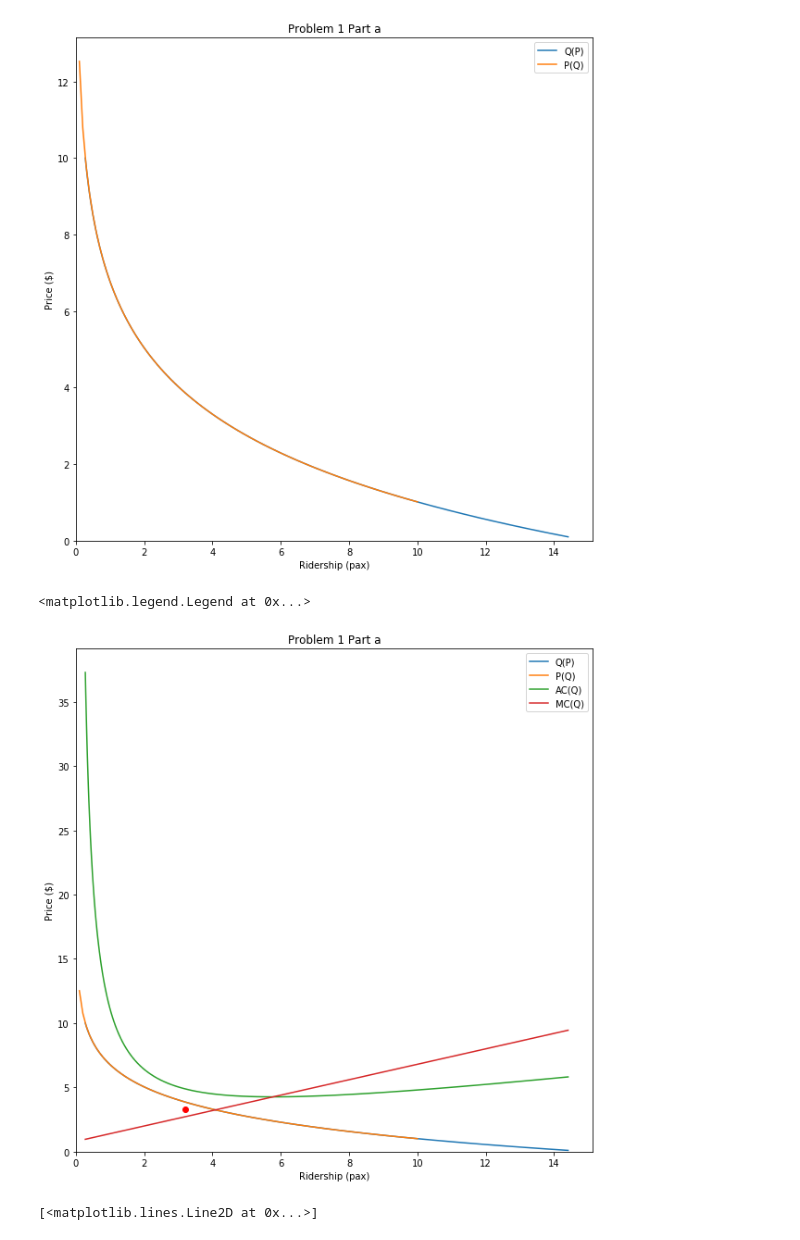
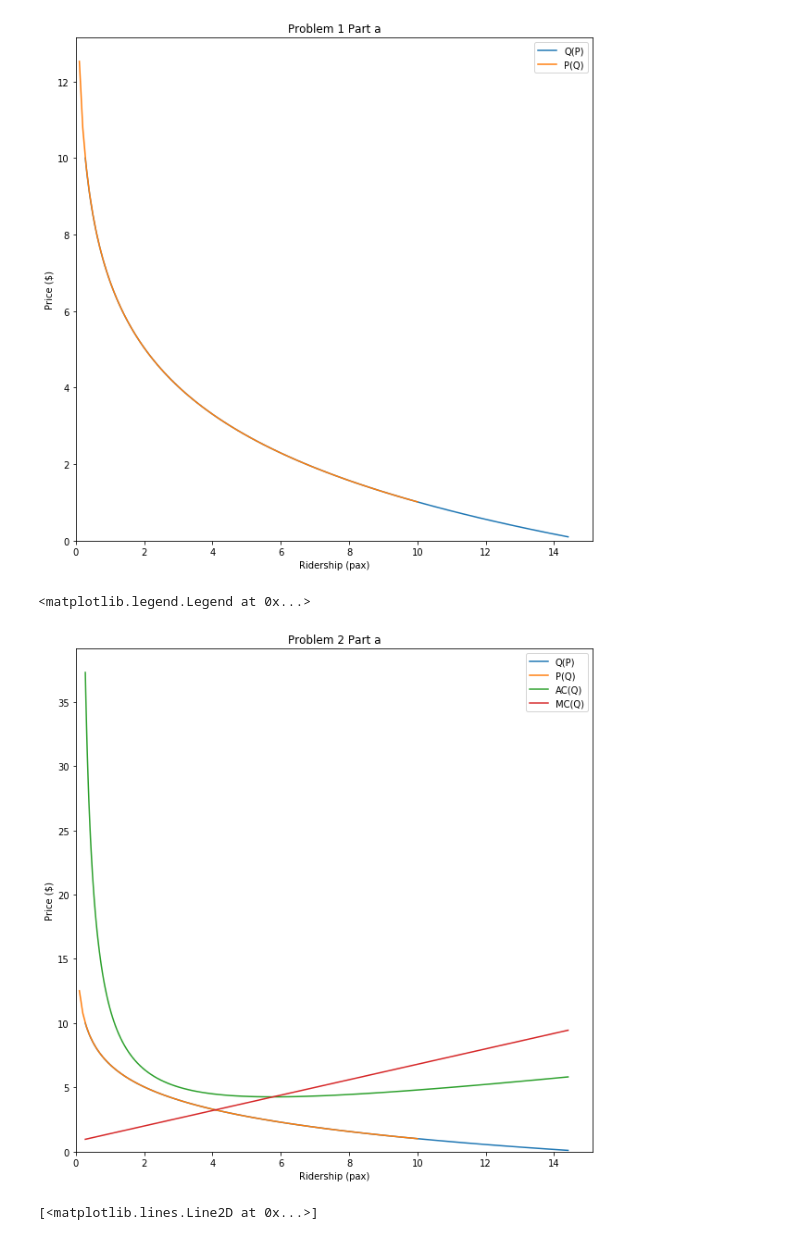
Before and after one commit to noahgarfinkle/Spring2020, a Jupyter notebook: CEE 498 Transportation Economics/Assignments/Assignment 2.ipynb, the cells around one changed output. Drawn from its saved outputs; the diff is of its cells as text; code cells hidden in the pictures.

```diff
--- a/CEE 498 Transportation Economics/Assignments/Assignment 2.ipynb
+++ b/CEE 498 Transportation Economics/Assignments/Assignment 2.ipynb
@@ -270,29 +270,29 @@ MCs = [MC(q) for q in Qs]
 # %%
 fig,ax = plt.subplots(figsize=(10,10))
 # y axis is price
 # x axis is demaand
 ax.plot(Qs,Ps,label="Q(P)")
 ax.plot(Qs_i,Ps_i,label="P(Q)")
 ax.set_ylabel("Price ($)")
 ax.set_xlabel("Ridership (pax)")
-ax.set_title("Problem 1 Part a")
+ax.set_title("Problem 2 Part a")
 
 ax.plot(Qs,ACs,label="AC(Q)")
 ax.plot(Qs,MCs,label="MC(Q)")
 
 
 # find intersections, per https://stackoverflow.com/questions/28766692/intersection-of-two-graphs-in-python-find-the-x-value
 idx = np.argwhere(np.diff(np.sign(np.array(Ps) - np.array(MCs)))).flatten()
-ax.plot(Ps[idx[0]], MCs[idx[0]], 'ro')
+#ax.plot(Ps[idx[0]], MCs[idx[0]], 'ro')
 
 
 ax.set_xlim(left=0)
 ax.set_ylim(bottom=0)
 
 ax.legend()
 # %% [output]
 <matplotlib.legend.Legend at 0x...>
-[figure, old version]
+[figure, new version]
 # %%
 # finding the intersection of two curves
 x = np.arange(0, 1000)
```
Also changed, not shown: parts of 3 cells of this notebook.
